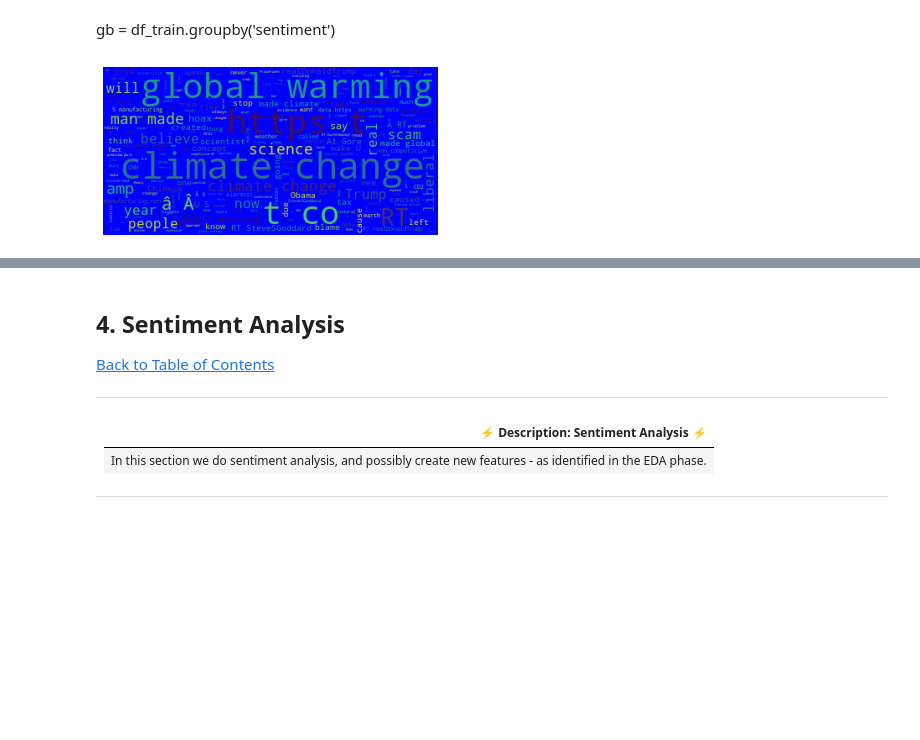
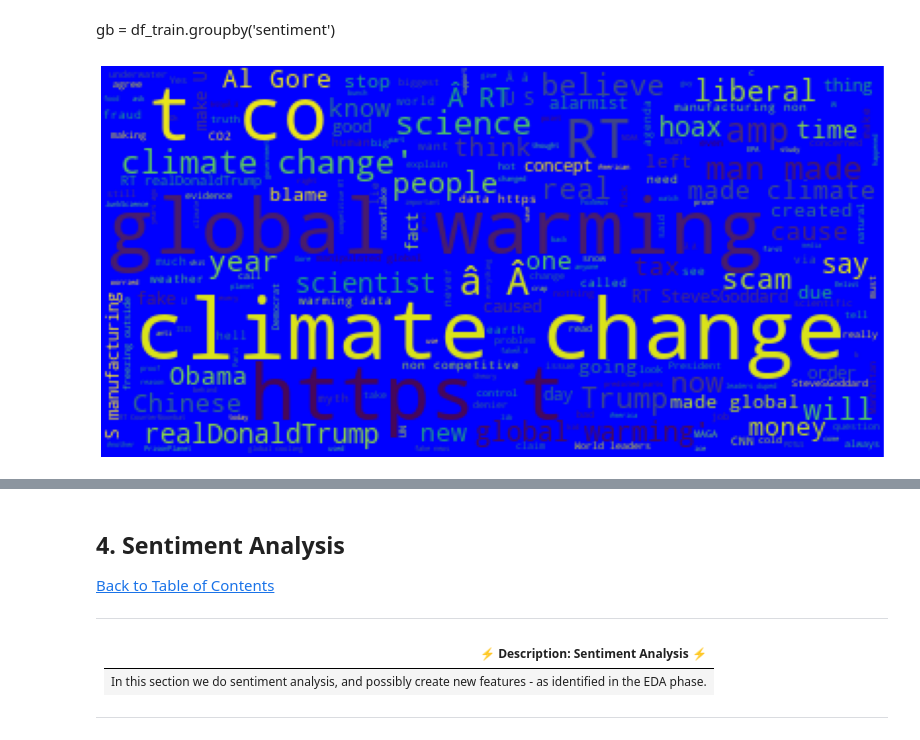
Before and after one commit to TEAM-CW3/climate-change-belief-analysis-2022, a Jupyter notebook: climate-change-belief-analysis-notebook.ipynb, the cells around one changed output, grey strips where cells are left out. Drawn from its saved outputs; the diff is of its cells as text; code cells hidden in the pictures; blank space fills up the shorter version.

```diff
--- a/climate-change-belief-analysis-notebook.ipynb
+++ b/climate-change-belief-analysis-notebook.ipynb
@@ -406,12 +466,12 @@ gb = df_train.groupby('sentiment')
 # %%
 wc = WordCloud(background_color='blue')
 img = wc.generate(Negative)
-plt.figure(figsize=(6,6))
+plt.figure(figsize=(20,10))
 plt.imshow(img)
 plt.axis('off')
 plt.show()
 # %% [output]
-[figure, old version]
+[figure, new version]
 # %%
 wc = WordCloud(background_color='yellow')
 img = wc.generate(Neutral)
```
Also changed, not shown: parts of 19 cells of this notebook.
